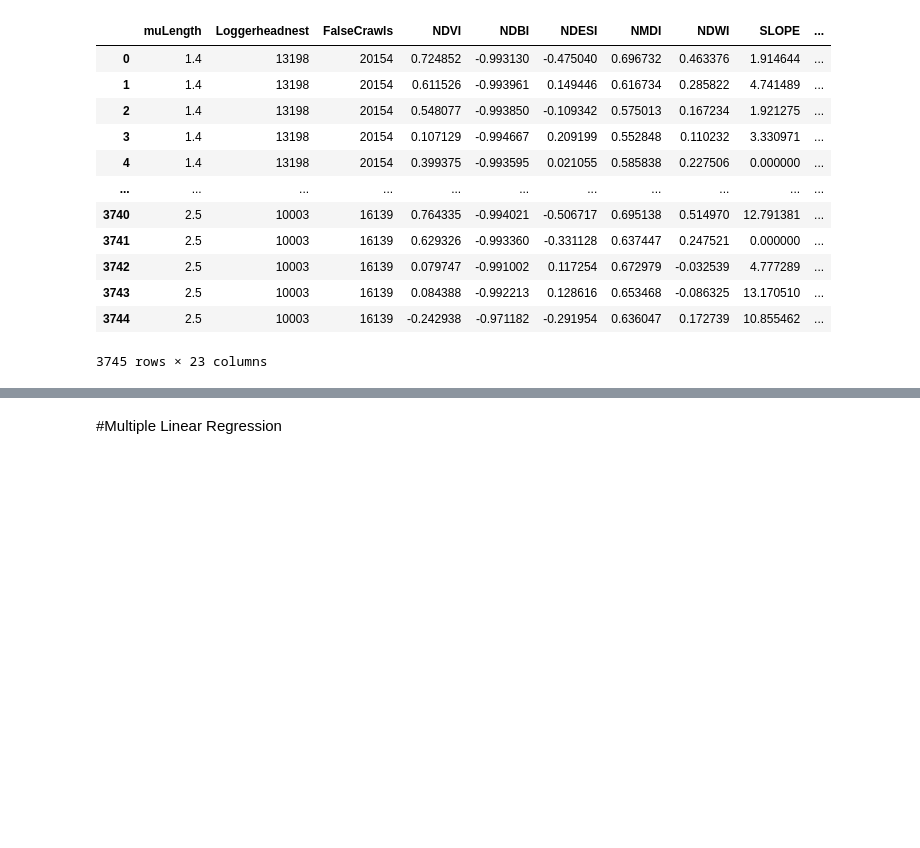
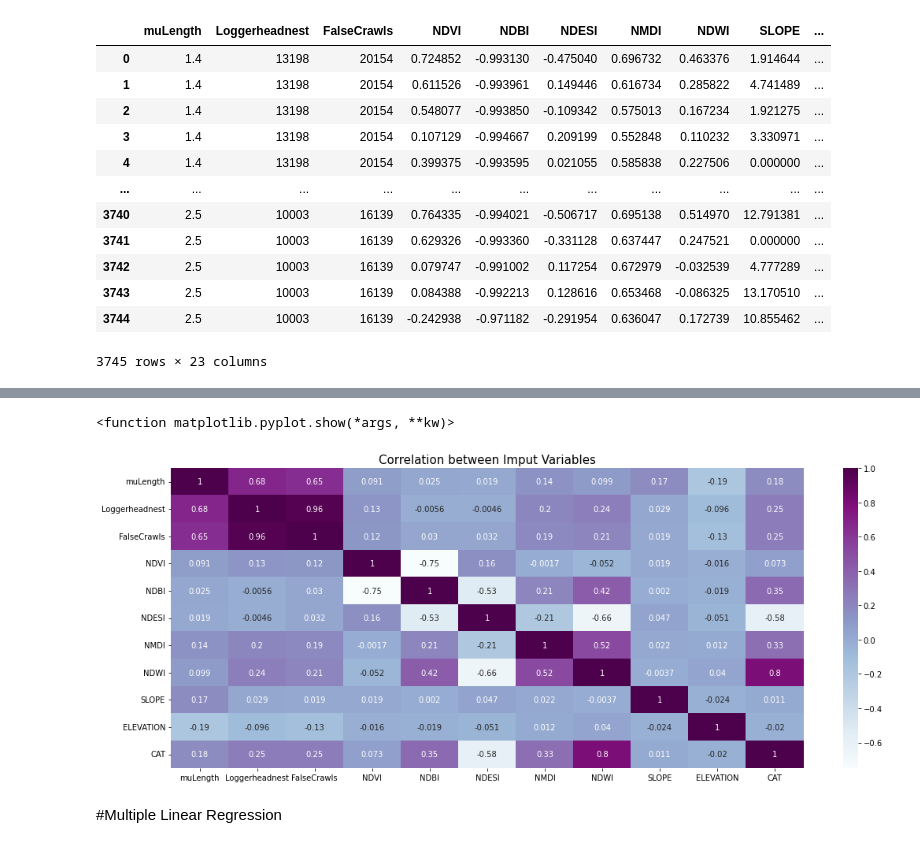
Before and after one commit to Kamiilykam/pandas-challenge, a Jupyter notebook: Sci_Re_code.ipynb, the cells around one changed output, grey strips where cells are left out. Cells and saved outputs as stored; diff of their text form; code cells hidden in the pictures; blank space fills up the shorter version.

```diff
--- a/Sci_Re_code.ipynb
+++ b/Sci_Re_code.ipynb
@@ -116,3 +116,13 @@ Y_test: (1236,)
+# %%
+#Bivariate Analysis
+plt.figure(figsize = (18,7))
+correlation = df.corr()
+sns.heatmap(correlation, annot = True, cmap = "BuPu")
+plt.title("Correlation between Imput Variables", size = 15)
+plt.show
+# %% [output]
+<function matplotlib.pyplot.show(*args, **kw)>
+[figure, added]
 # %% [markdown]
 #Multiple Linear Regression
 # %%
```
Also changed, not shown: parts of 89 cells of this notebook.
